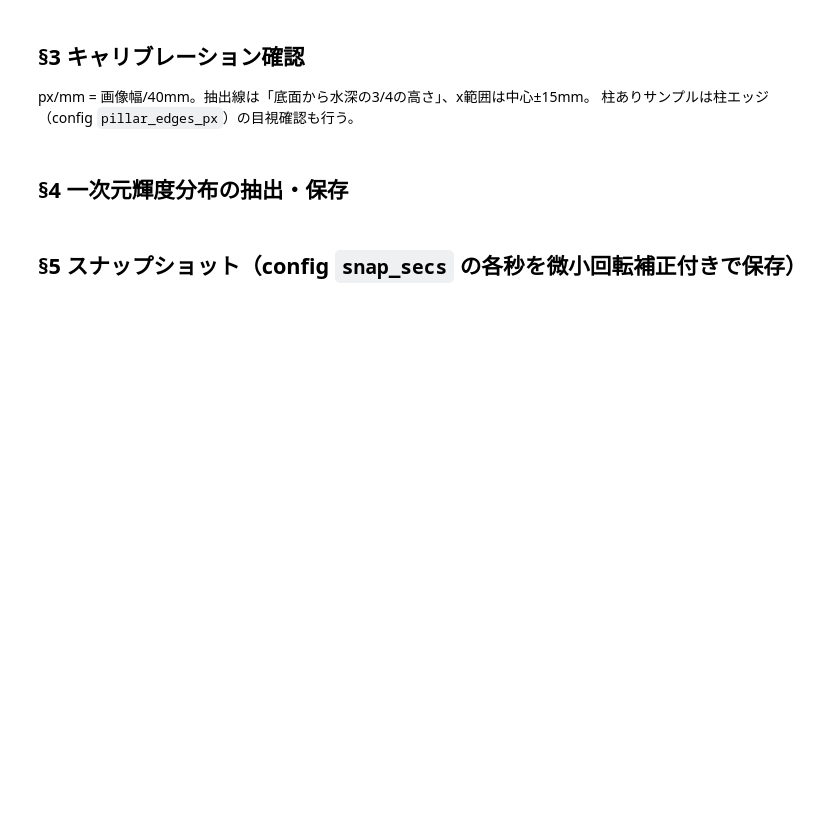
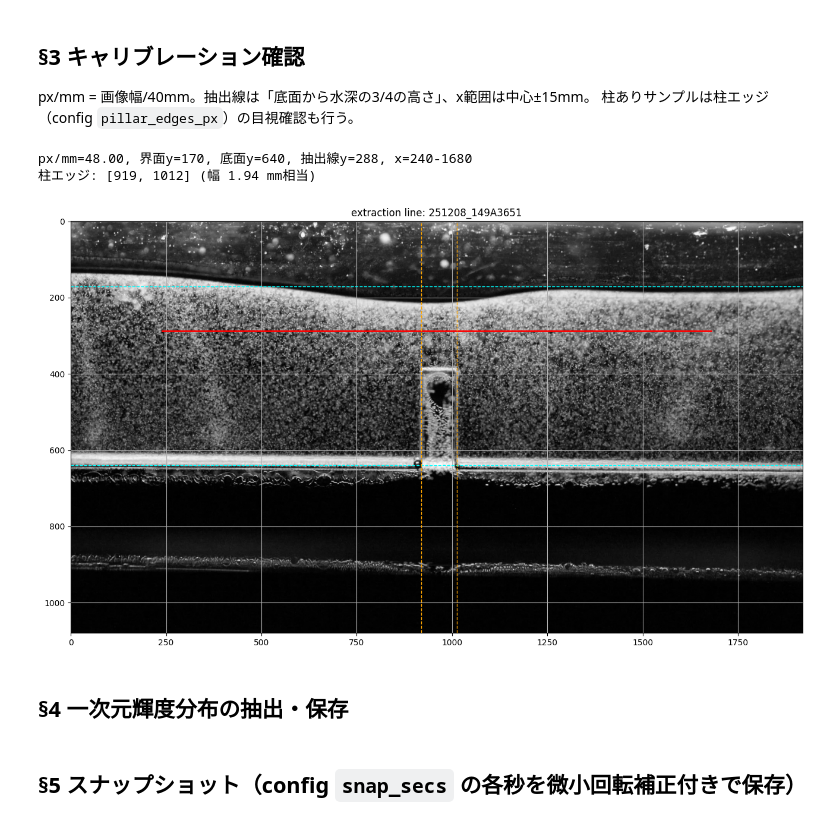
Before and after one commit to KenanMatsui/publication_data_and_codes, a Jupyter notebook: fig1_kymograph_distribution/notebooks/02_extract_luminance_highres.ipynb, the cells around one changed output. Drawn from its saved outputs; the diff is of its cells as text; code cells hidden in the pictures; blank space fills up the shorter version.

```diff
--- a/fig1_kymograph_distribution/notebooks/02_extract_luminance_highres.ipynb
+++ b/fig1_kymograph_distribution/notebooks/02_extract_luminance_highres.ipynb
@@ -25,13 +25,13 @@ from PIL import Image, ImageOps
 from IPython.display import display
 # %%
 # ============ パス設定 ============
-RAW_VIDEO_ROOT_HR = Path("D:/kyoto_univ/raw_videos_highres")   # ★要変更: {date}/ 以下に動画
-FRAMES_ROOT_HR = Path("D:/tmp_frames_highres")                  # 一時フレーム（git管理外）
+RAW_VIDEO_ROOT_HR = Path("D:/kyoto_univ/raw_videos")   # ★要変更: {date}/ 以下に動画
+FRAMES_ROOT_HR = Path("D:/kyoto_univ/tempdata/frames_highres")                  # 一時フレーム（git管理外）
 OUTPUT_ROOT = Path("../data/luminance_1d_highres")
 SNAP_ROOT = Path("../outputs/snapshots")
 CONFIG_PATH = Path("../config/samples_highres.json")
 
-SAMPLE_ID = "251208_149A3643"                                   # ★選択
+SAMPLE_ID = "251208_149A3651"                                   # ★選択
 
 with open(CONFIG_PATH, encoding="utf-8") as f:
     config = json.load(f)
@@ -110,21 +125,26 @@ px/mm = 画像幅/40mm。抽出線は「底面から水深の3/4の高さ」、x
 # %%
 px_per_mm = W / defaults["image_width_mm"]
 y_if, y_fl = cfg["y_interface_px"], cfg["y_floor_px"]
-line_y = round(y_fl - defaults["height_ratio_from_floor"] * (y_fl - y_if))
+hr = cfg.get("height_ratio_from_floor", defaults["height_ratio_from_floor"])
+line_y = round(y_fl - hr * (y_fl - y_if))
 dx = round(defaults["analysis_halfwidth_mm"] * px_per_mm)
 line = [W // 2 - dx, line_y, W // 2 + dx, line_y]
 print(f"px/mm={px_per_mm:.2f}, 界面y={y_if}, 底面y={y_fl}, 抽出線y={line_y}, x={line[0]}-{line[2]}")
 
 plt.figure(figsize=(16, 9))
 show_line_overlay(images[-1], line, title=f"extraction line: {SAMPLE_ID}")
 for yy, lab in [(y_if, "interface"), (y_fl, "floor")]:
     plt.axhline(yy, color="cyan", linestyle="--", linewidth=1)
 if cfg["pillar_edges_px"]:
     for xx in cfg["pillar_edges_px"]:
         plt.axvline(xx, color="orange", linestyle="--", linewidth=1)
     pe = cfg["pillar_edges_px"]
     print(f"柱エッジ: {pe} (幅 {(pe[1]-pe[0])/px_per_mm:.2f} mm相当)")
 plt.show()
+# %% [output]
+px/mm=48.00, 界面y=170, 底面y=640, 抽出線y=288, x=240-1680
+柱エッジ: [919, 1012] (幅 1.94 mm相当)
+[figure, added]
 # %% [markdown]
 ## §4 一次元輝度分布の抽出・保存
 # %%
```
Also changed, not shown: parts of 3 cells of this notebook, 1 other file.
